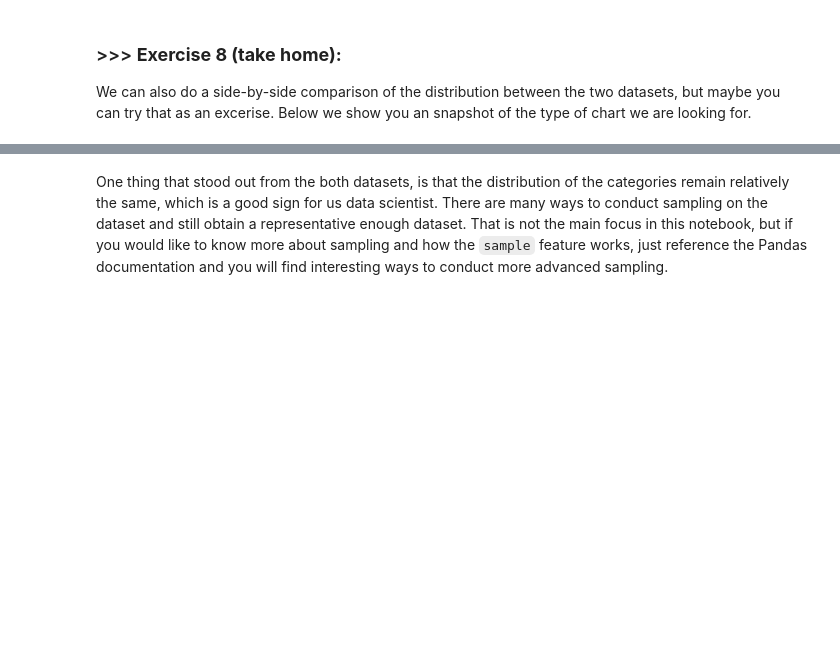
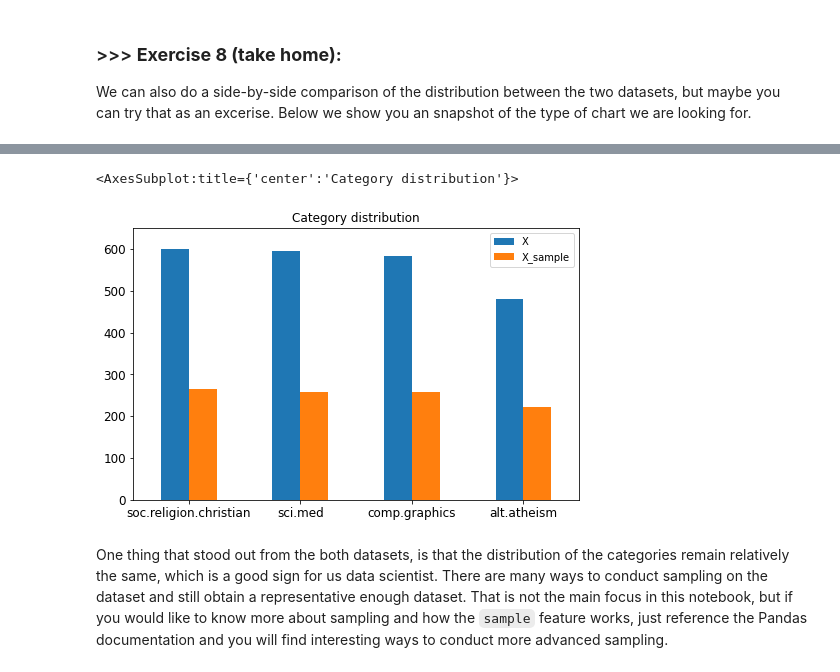
Before and after one commit to karta1485825/DM2021-Lab1-Homework, a Jupyter notebook: DM2021-Lab1-Homework.ipynb, the cells around one changed output, grey strips where cells are left out. Cells and saved outputs as stored; diff of their text form; code cells hidden in the pictures; blank space fills up the shorter version.

```diff
--- a/DM2021-Lab1-Homework.ipynb
+++ b/DM2021-Lab1-Homework.ipynb
@@ -788,3 +844,19 @@ We can also do a side-by-side comparison of the distribution between the two dat
+# %%
+# Answer here
+A = pd.DataFrame({
+        "X" : X.category_name.value_counts().values,
+        "X_sample" : X_sample.category_name.value_counts().values},
+        index = X.category_name.value_counts().index
+)
+
+
+A.plot(kind = 'bar',
+       title = 'Category distribution',
+       ylim = [0, 650],
+       rot = 0, fontsize = 12, figsize = (8,5))
+# %% [output]
+<AxesSubplot:title={'center':'Category distribution'}>
+[figure, added]
 # %% [markdown]
 One thing that stood out from the both datasets, is that the distribution of the categories remain relatively the same, which is a good sign for us data scientist. There are many ways to conduct sampling on the dataset and still obtain a representative enough dataset. That is not the main focus in this notebook, but if you would like to know more about sampling and how the `sample` feature works, just reference the Pandas documentation and you will find interesting ways to conduct more advanced sampling.
 # %% [markdown]
```
Also changed, not shown: parts of 15 cells of this notebook.
